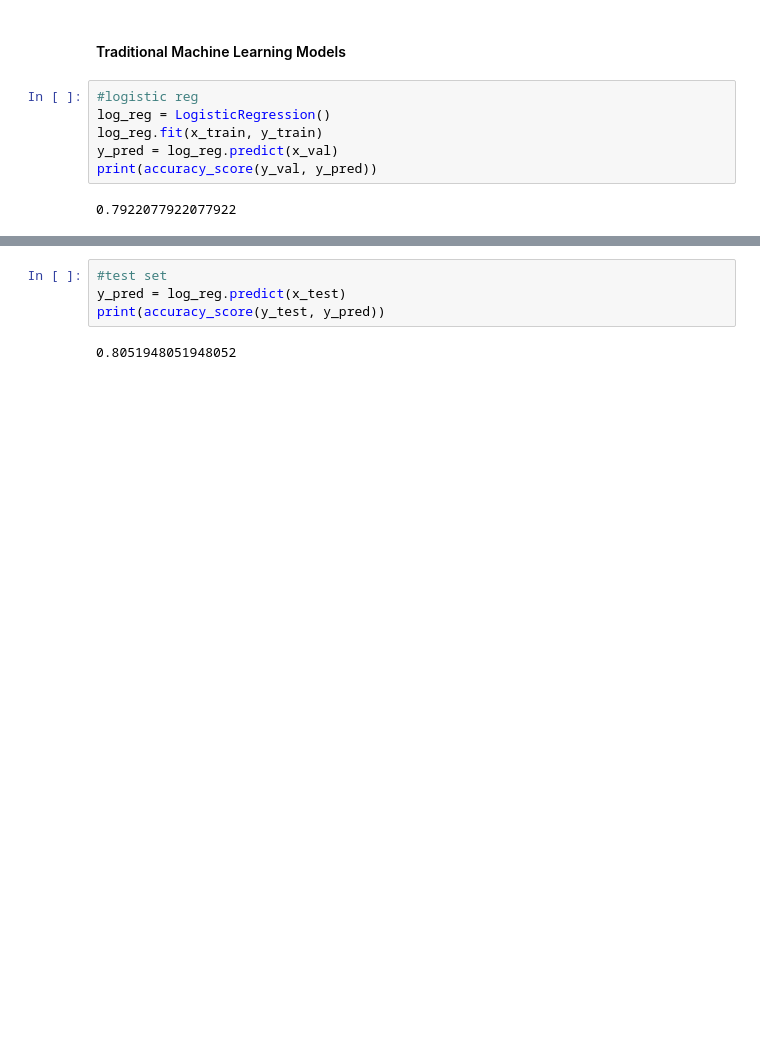
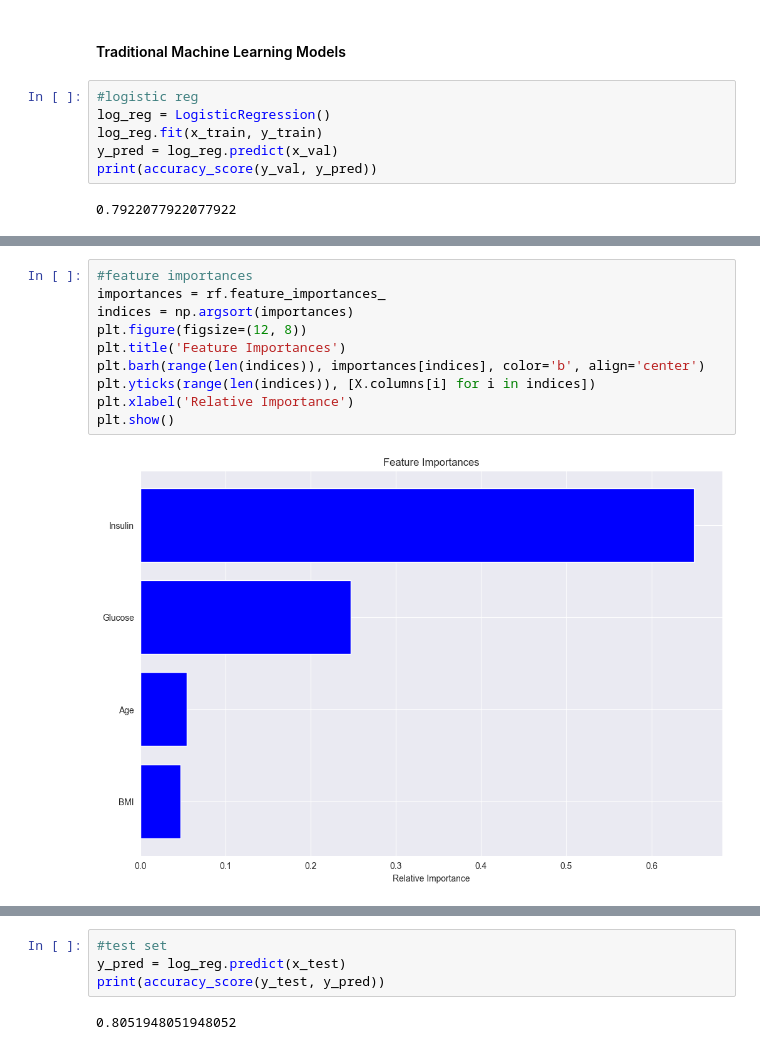
Before and after one commit to beyzanurdeniz/bogaziciAICaseStudy, a Jupyter notebook: main.ipynb, the cells around one changed output, grey strips where cells are left out. Cells and saved outputs as stored; diff of their text form; blank space fills up the shorter version.

```diff
--- a/main.ipynb
+++ b/main.ipynb
@@ -286,3 +277,15 @@ print(accuracy_score(y_val, y_pred))
+# %%
+#feature importances
+importances = rf.feature_importances_
+indices = np.argsort(importances)
+plt.figure(figsize=(12, 8))
+plt.title('Feature Importances')
+plt.barh(range(len(indices)), importances[indices], color='b', align='center')
+plt.yticks(range(len(indices)), [X.columns[i] for i in indices])
+plt.xlabel('Relative Importance')
+plt.show()
+# %% [output]
+[figure, added]
 # %%
 #cross validation
 print(cross_val_score(log_reg, x_val, y_val, cv=5).mean())
```
Also changed, not shown: parts of 26 cells of this notebook, 1 other file.
